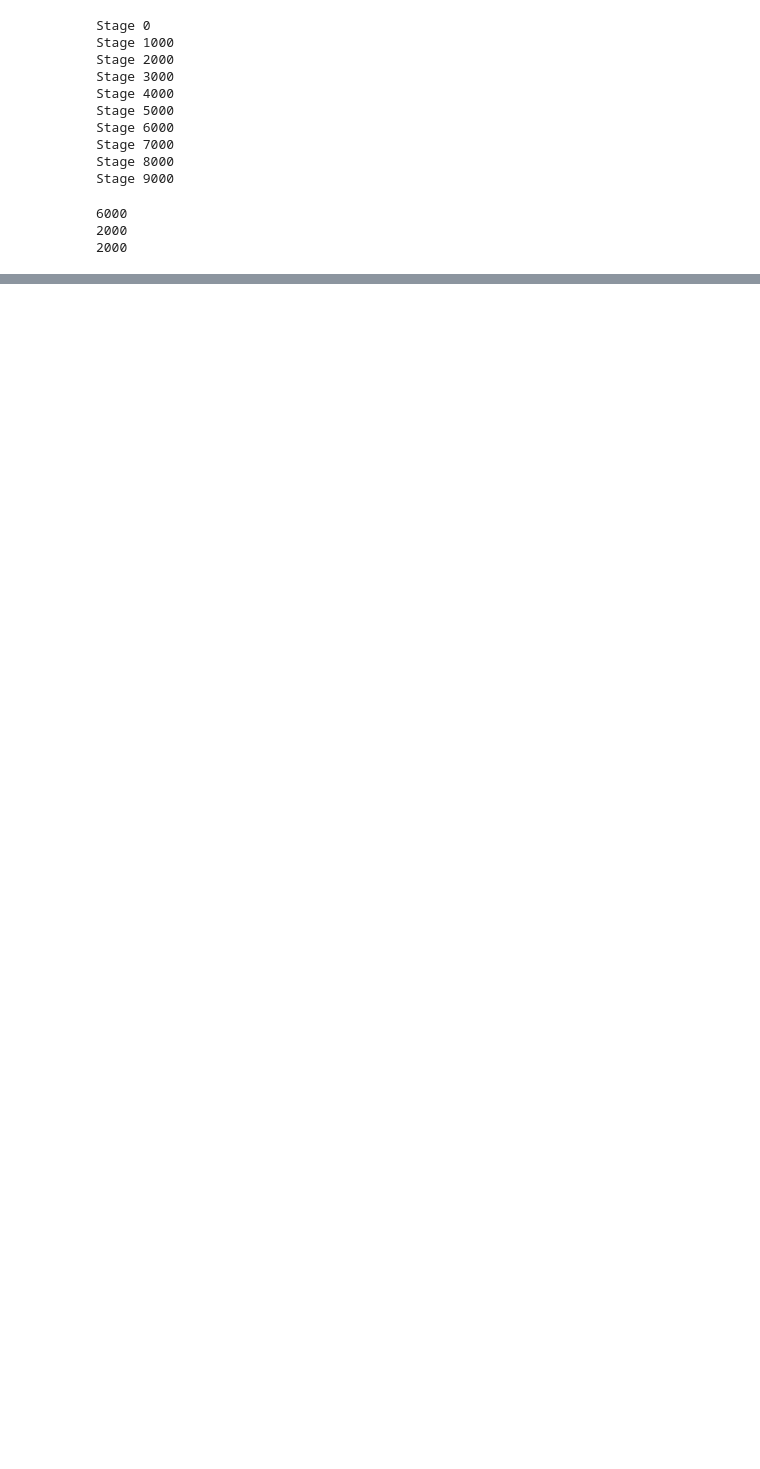
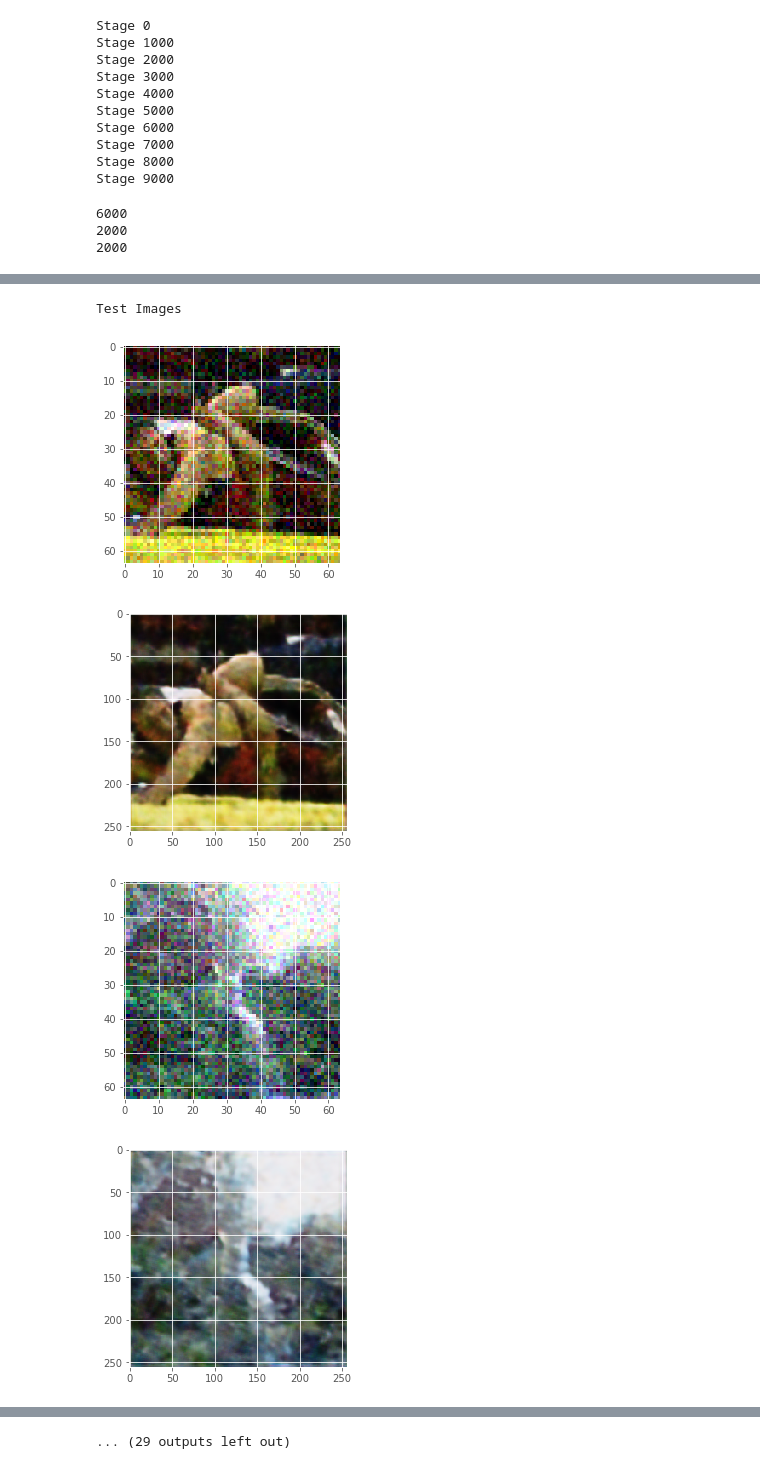
Before and after one commit to msarafzadeh/image-super-resolution, a Jupyter notebook: models/15_model_10_with_validation_set.ipynb, the cells around one changed output, grey strips where cells are left out. Cells and saved outputs as stored; diff of their text form; code cells hidden in the pictures; blank space fills up the shorter version.

```diff
--- a/models/15_model_10_with_validation_set.ipynb
+++ b/models/15_model_10_with_validation_set.ipynb
@@ -211,18 +265,24 @@ pred = model.predict(X_test)
 # %%
 #plt.figure(figsize=(256, 256))
 print("Test Images")
 
-for i in range(10):
+for i in range(20):
     #plt.subplot(2, 10, i+1)
     plt.imshow(X_test[i])
     plt.show()
     plt.imshow(pred[i])
     #curr_lbl = y_test[i]
     #plt.title("(Label: " + str(label_dict[curr_lbl]) + ")")
     plt.show()
 #plt.figure(figsize=(256, 256))
 #print("Reconstruction of Test Images")
 #for i in range(10):
     #plt.subplot(2, 10, i+1)
     #plt.imshow(pred[i])
     #plt.show()
+# %% [output]
+Test Images
+[figure, added]
+[figure, added]
+[figure, added]
+[figure, added]
@@ -229,2 +296,3 @@ for i in range(10):
+... (29 outputs left out)
 # %%
 plt.imshow(pred[0])
```
Also changed, not shown: parts of 13 cells of this notebook, 1 other file.
